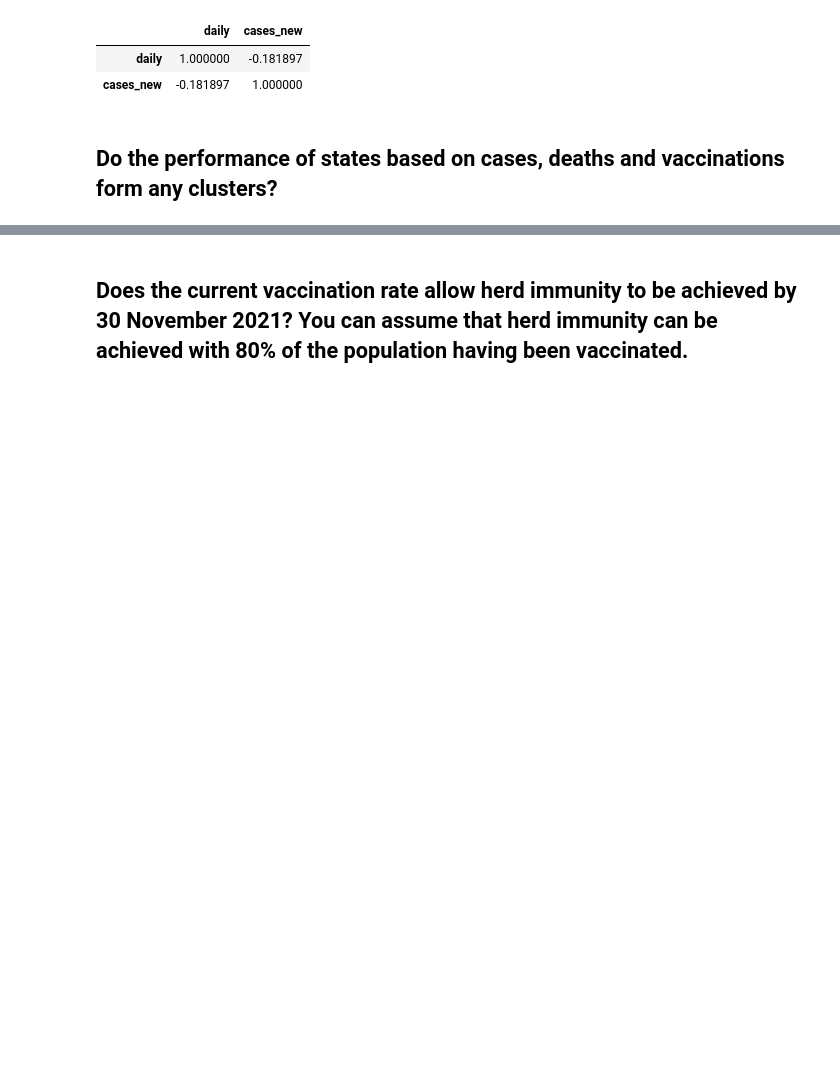
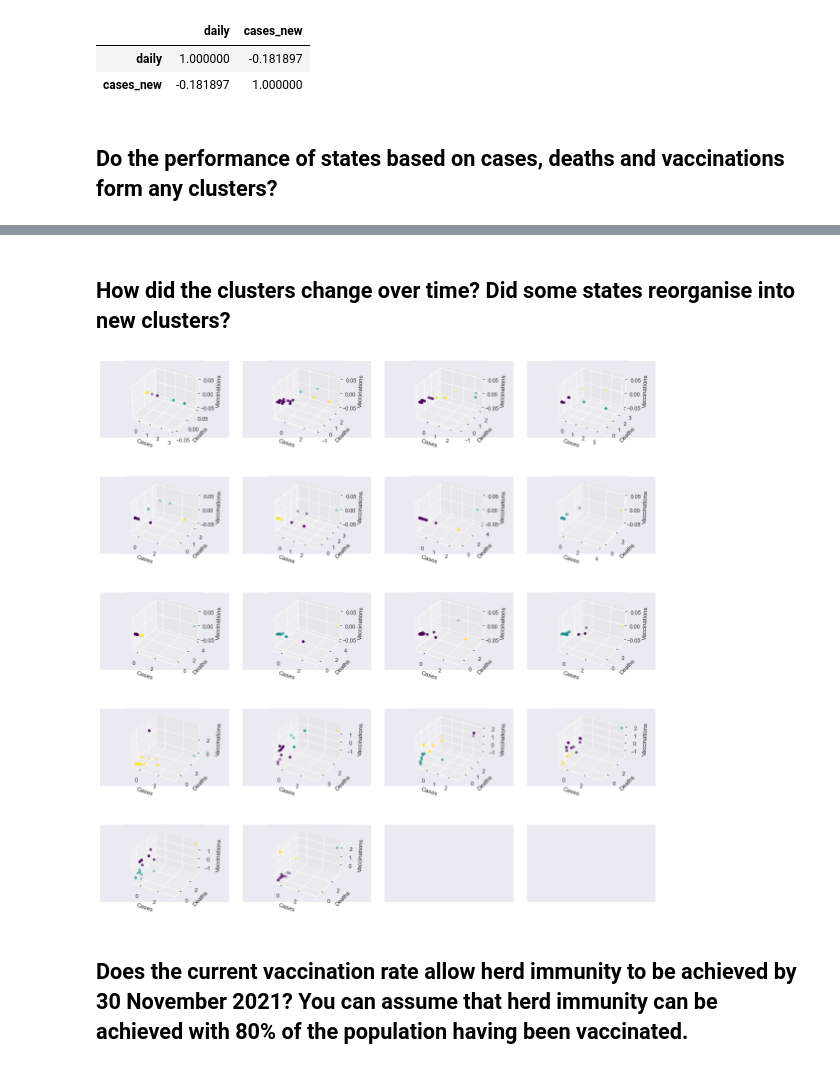
Before and after one commit to sidharrth2002/covid-streamlit-2, a Jupyter notebook: exploration.ipynb, the cells around one changed output, grey strips where cells are left out. Drawn from its saved outputs; the diff is of its cells as text; code cells hidden in the pictures; blank space fills up the shorter version.

```diff
--- a/exploration.ipynb
+++ b/exploration.ipynb
@@ -1015,3 +1029,59 @@ plt.scatter(centroids[:, 0], centroids[:, 1], c='red', s=100)
+# %% [markdown]
+## How did the clusters change over time? Did some states reorganise into new clusters?
+# %%
+sns.set(rc={'figure.figsize':(18, 3)})
+nrows = 5
+ncols = 4
+fig, axes = plt.subplots(5, 4, figsize=(20, 20), facecolor='w', edgecolor='k')
+fig.subplots_adjust(hspace = .5, wspace=.1)
+fig.set_visible(True)
+
+for ax in axes.flatten():
+    ax.set_xticks([])
+    ax.set_yticks([])
+
+grid_combos = []
+for i in range(1, 20):
+    grid_combos.append((nrows, ncols, i))
+
+dates = ['2020-02-01', '2020-03-01', '2020-04-01', '2020-05-01', '2020-06-01', '2020-07-01', '2020-08-01', '2020-09-01', '2020-10-01', '2020-11-01', '2020-12-01', '2021-01-01', '2021-02-01', '2021-03-01', '2021-04-01', '2021-05-01', '2021-06-01', '2021-07-01', '2021-08-01']
+ranges = [(dates[i], dates[i+1]) for i in range(len(dates)-1)]
+
+for i, date_range in enumerate(ranges):
+    cases_state_date = cases_state[(cases_state['date'] >= date_range[0]) & (cases_state['date'] < date_range[1])]
+    deaths_state_date = deaths_state[(deaths_state['date'] >= date_range[0]) & (deaths_state['date'] < date_range[1])]
+    vax_state_date = vax_state[(vax_state['date'] >= date_range[0]) & (vax_state['date'] < date_range[1])]
+
+    cases = []
+    vaccinations = []
+    deaths = []
+
+    for state in states:
+        cases.append(cases_state_date[cases_state_date['state'] == state]['cases_new'].sum())
+        deaths.append(deaths_state_date[deaths_state_date['state'] == state]['deaths_new'].sum())
+        vaccinations.append(vax_state_date[vax_state_date['state'] == state]['daily_full'].sum())
+
+    cases_deaths_vaccinations = pd.DataFrame({"state": states, "cases": cases, "deaths": deaths, "vaccinations": vaccinations})
+    for col in cases_deaths_vaccinations:
+        if cases_deaths_vaccinations[col].dtype != 'object':
+            cases_deaths_vaccinations[col] = StandardScaler().fit_transform(cases_deaths_vaccinations[[col]])
+
+    cases_deaths_vaccinations.drop(columns=['state'], inplace=True)
+    X_std = cases_deaths_vaccinations
+
+    km = KMeans(n_clusters=3, max_iter=100)
+    y_clusters = km.fit_predict(cases_deaths_vaccinations)
+    centroids = km.cluster_centers_
+
+    row, col, num = grid_combos[i]
+
+    ax = fig.add_subplot(row, col, num, projection='3d')
+    ax.scatter(cases_deaths_vaccinations['cases'], cases_deaths_vaccinations['deaths'], cases_deaths_vaccinations['vaccinations'], c=y_clusters, cmap='viridis')
+    ax.set_xlabel('Cases')
+    ax.set_ylabel('Deaths')
+    ax.set_zlabel('Vaccinations')
+# %% [output]
+[figure, added]
 # %% [markdown]
 ## Does the current vaccination rate allow herd immunity to be achieved by 30 November 2021? You can assume that herd immunity can be achieved with 80% of the population having been vaccinated.
 # %%
```
Also changed, not shown: parts of 3 cells of this notebook.
